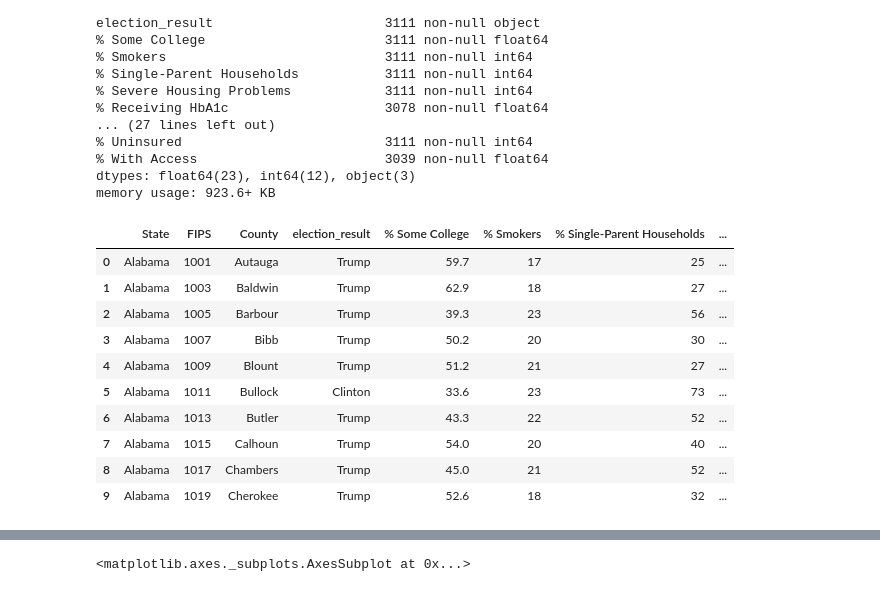
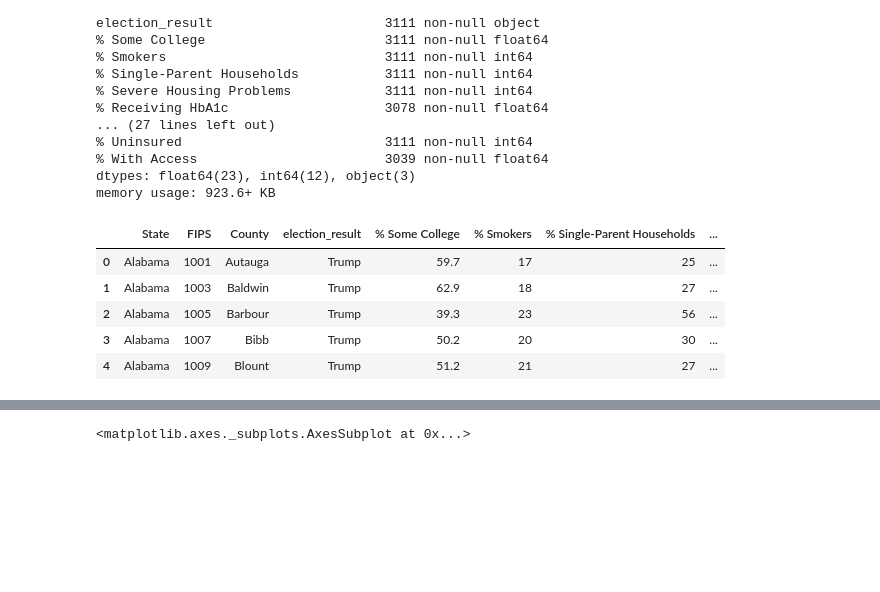
Before and after one commit to slgregoire/election, a Jupyter notebook: Election EDA.ipynb, the cells around one changed output, grey strips where cells are left out. Saved outputs shown, nothing was run; the diff lists cells and outputs as text; code cells hidden in the pictures; blank space fills up the shorter version.

```diff
--- a/Election EDA.ipynb
+++ b/Election EDA.ipynb
@@ -80,16 +57,11 @@ election_result                      3111 non-null object
 dtypes: float64(23), int64(12), object(3)
 memory usage: 923.6+ KB
 # %%
-df_demo.head(10)
+df_demo.head(5)
 # %% [output]
 |  | State | FIPS | County | election_result | % Some College | % Smokers | % Single-Parent Households | ... |
 | 0 | Alabama | 1001 | Autauga | Trump | 59.7 | 17 | 25 | ... |
 | 1 | Alabama | 1003 | Baldwin | Trump | 62.9 | 18 | 27 | ... |
 | 2 | Alabama | 1005 | Barbour | Trump | 39.3 | 23 | 56 | ... |
 | 3 | Alabama | 1007 | Bibb | Trump | 50.2 | 20 | 30 | ... |
 | 4 | Alabama | 1009 | Blount | Trump | 51.2 | 21 | 27 | ... |
-| 5 | Alabama | 1011 | Bullock | Clinton | 33.6 | 23 | 73 | ... |
-| 6 | Alabama | 1013 | Butler | Trump | 43.3 | 22 | 52 | ... |
-| 7 | Alabama | 1015 | Calhoun | Trump | 54.0 | 20 | 40 | ... |
-| 8 | Alabama | 1017 | Chambers | Trump | 45.0 | 21 | 52 | ... |
-| 9 | Alabama | 1019 | Cherokee | Trump | 52.6 | 18 | 32 | ... |
```
Also changed, not shown: parts of 21 cells of this notebook, 2 other files.
